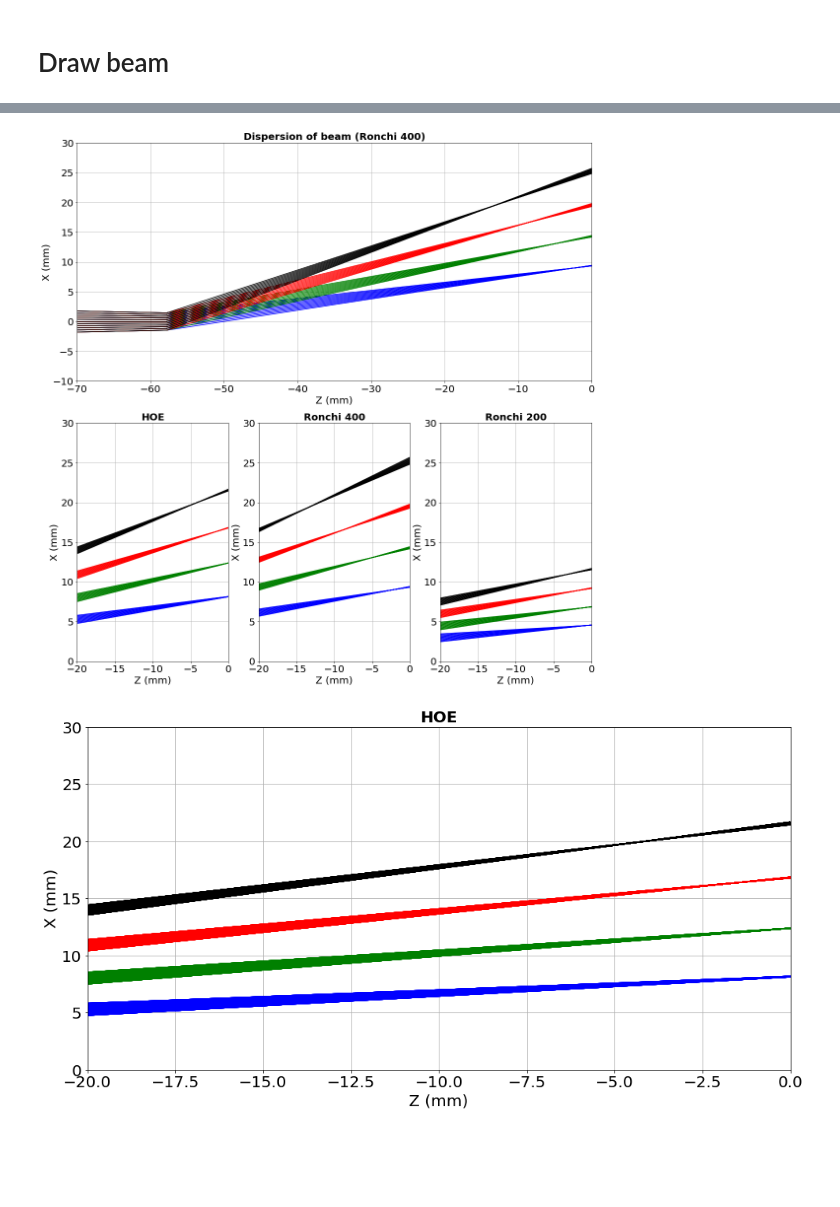
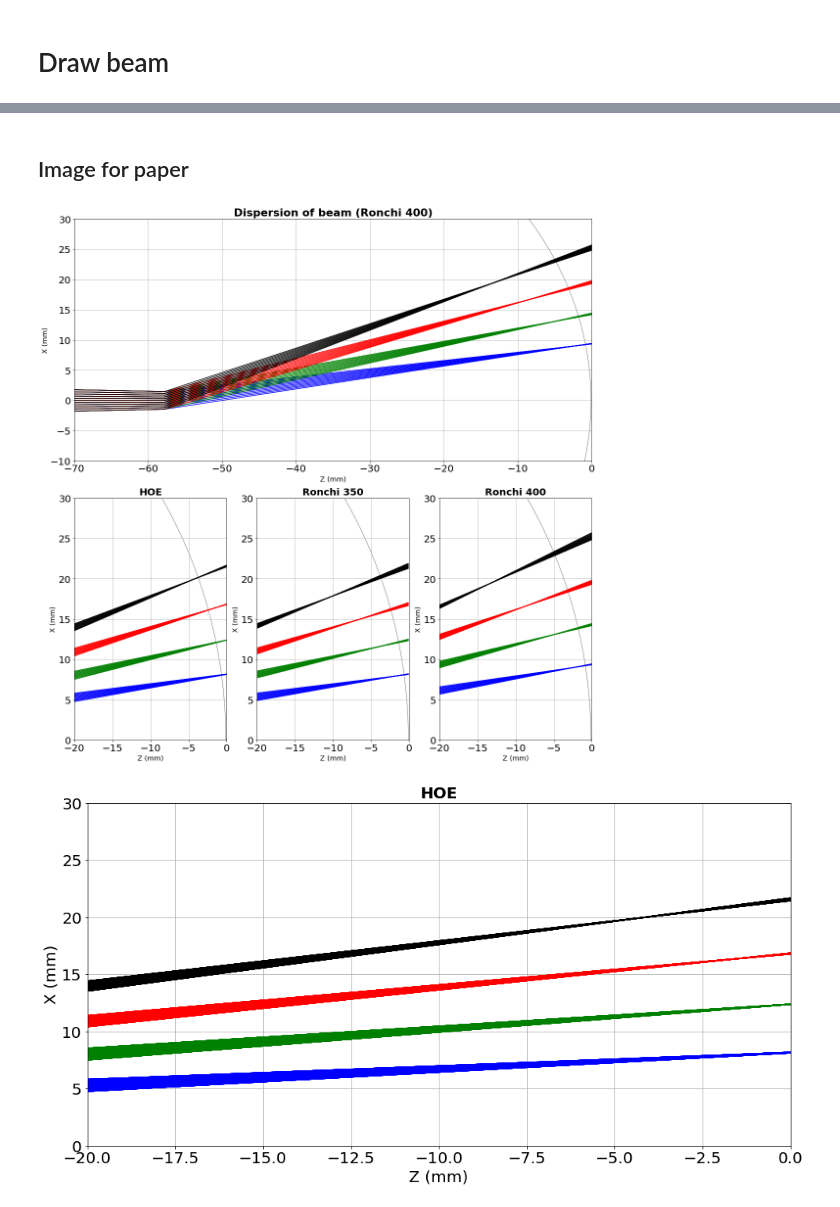
Before and after one commit to sylvielsstfr/OpticSimWthB4, a Jupyter notebook: DrawBeams/notebooks_draw/DrawBeams_swap.ipynb, the cells around one changed output, grey strips where cells are left out. Cells and saved outputs as stored; diff of their text form; code cells hidden in the pictures; blank space fills up the shorter version.

```diff
--- a/DrawBeams/notebooks_draw/DrawBeams_swap.ipynb
+++ b/DrawBeams/notebooks_draw/DrawBeams_swap.ipynb
@@ -214,0 +220,2 @@ ColorDict = {0.0004:"b",0.0006:"g",0.0008:"r",0.001:"k"}
+# %%
+central_ray=df_R400.loc[(df_R400["U0"]==0) & (df_R400["X0"]==0) & (df_R400["Y0"]==0)]
@@ -214,0 +230,4 @@ ColorDict = {0.0004:"b",0.0006:"g",0.0008:"r",0.001:"k"}
+# %%
+R0C_R400=central_ray.mean()["Z3"]-central_ray.mean()["Z2"]
+X0C_R400=central_ray.mean()["Z1"]-central_ray.mean()["Z3"]
+Y0C_R400=0
@@ -258,0 +331,2 @@ Text(0, 0.5, 'X (mm)')
+# %%
+central_ray=df_R350.loc[(df_R350["U0"]==0) & (df_R350["X0"]==0) & (df_R350["Y0"]==0)]
@@ -259,3 +342,9 @@ Text(0, 0.5, 'X (mm)')
+# %%
+R0C_R350=central_ray.mean()["Z3"]-central_ray.mean()["Z2"]
+X0C_R350=central_ray.mean()["Z1"]-central_ray.mean()["Z3"]
+Y0C_R350=0
+# %% [markdown]
+## Image for paper
 # %%
 # gridspec inside gridspec
 fig = plt.figure(figsize=(16,16))
@@ -273,12 +362,16 @@ for index, row in df_R400.iterrows():
         ax1.plot([Z0,Z1],[X0,X1],"-",color=col)
         ax1.plot([Z1,Z2],[X1,X2],"-",color=col)
         ax1.plot([Z2,Z3],[X2,X3],"-",color=col)
+
+ellipse = mpl.patches.Ellipse(xy=(X0C_R400, Y0C_R400), width=2*R0C_R400, height=2*R0C_R400,angle=1,color="grey",fill=False)
+fig.gca().add_artist(ellipse)
+
 ax1.grid()
 ax1.set_xlim(-70,0)
 ax1.set_ylim(-10,30)
 ax1.set_xlabel("Z (mm)")
 ax1.set_ylabel("X (mm)")
-ax1.set_title("Dispersion of beam (Ronchi 400)",fontweight="bold",fontsize=20)
+ax1.set_title("Dispersion of beam (Ronchi 400)",fontweight="bold",fontsize=22)
 ax1.tick_params(axis='both', which='major', labelsize=20)
 #ax1.tick_params(axis='both', which='minor', labelsize=8)
 
@@ -298,6 +391,12 @@ for index, row in df_hoe.iterrows():
     X3=row["X3"];Y3=row["Y3"];Z3=row["Z3"]-115.835
     if Y0==0:
         ax2.plot([Z2,Z3],[X2,X3],"-",color=col)
+
+ellipse = mpl.patches.Ellipse(xy=(X0C_R350, Y0C_R350), width=2*R0C_R350, height=2*R0C_R350,angle=1,color="grey",fill=False)
+#fig.gca().add_artist(ellipse)
+ax2.add_artist(ellipse)
+
+
 ax2.grid()
 ax2.set_xlim(-20,0)
 ax2.set_ylim(0,30)
@@ -361,40 +460,50 @@ else:
         X3=row["X3"];Y3=row["Y3"];Z3=row["Z3"]-115.5
         if Y0==0:
             ax3.plot([Z2,Z3],[X2,X3],"-",color=col)
+
+    ellipse = mpl.patches.Ellipse(xy=(X0C_R350, Y0C_R350), width=2*R0C_R350, height=2*R0C_R350,angle=1,color="grey",fill=False)
+#fig.gca().add_artist(ellipse)
+    ax3.add_artist(ellipse)
+
     ax3.grid()
     ax3.set_xlim(-20,0)
     ax3.set_ylim(0,30)
     ax3.set_xlabel("Z (mm)")
     ax3.set_ylabel("X (mm)")
     ax3.set_title("Ronchi 350",fontweight="bold",fontsize=20)
     ax3.tick_params(axis='both', which='major', labelsize=20)
     #ax1.tick_params(axis='both', which='minor', labelsize=8)
 
 
 
 
     for index, row in df_R400.iterrows():
         wl=row["wave"]
         col=ColorDict[wl]
         X0=row["X0"];Y0=row["Y0"];Z0=row["Z0"]-115.5
         X1=row["X1"];Y1=row["Y1"];Z1=row["Z1"]-115.5
         X2=row["X2"];Y2=row["Y2"];Z2=row["Z2"]-115.5
         X3=row["X3"];Y3=row["Y3"];Z3=row["Z3"]-115.5
         if Y0==0:
             ax4.plot([Z2,Z3],[X2,X3],"-",color=col)
+
+
+    ellipse = mpl.patches.Ellipse(xy=(X0C_R400, Y0C_R400), width=2*R0C_R400, height=2*R0C_R400,angle=1,color="grey",fill=False)
+    ax4.add_artist(ellipse)
+
     ax4.grid()
     ax4.set_xlim(-20,0)
     ax4.set_ylim(0,30)
     ax4.set_xlabel("Z (mm)")
     ax4.set_ylabel("X (mm)")
     ax4.set_title("Ronchi 400",fontweight="bold",fontsize=20)
     ax4.tick_params(axis='both', which='major', labelsize=20)
     #ax1.tick_params(axis='both', which='minor', labelsize=8)
 
 plt.tight_layout()
 plt.savefig("BeamDispersion.pdf")
 # %% [output]
-[figure, old version]
+[figure, new version]
 # %%
 plt.figure(figsize=(16,8))
 for index, row in df_hoe.iterrows():
```
Also changed, not shown: parts of 15 cells of this notebook.
